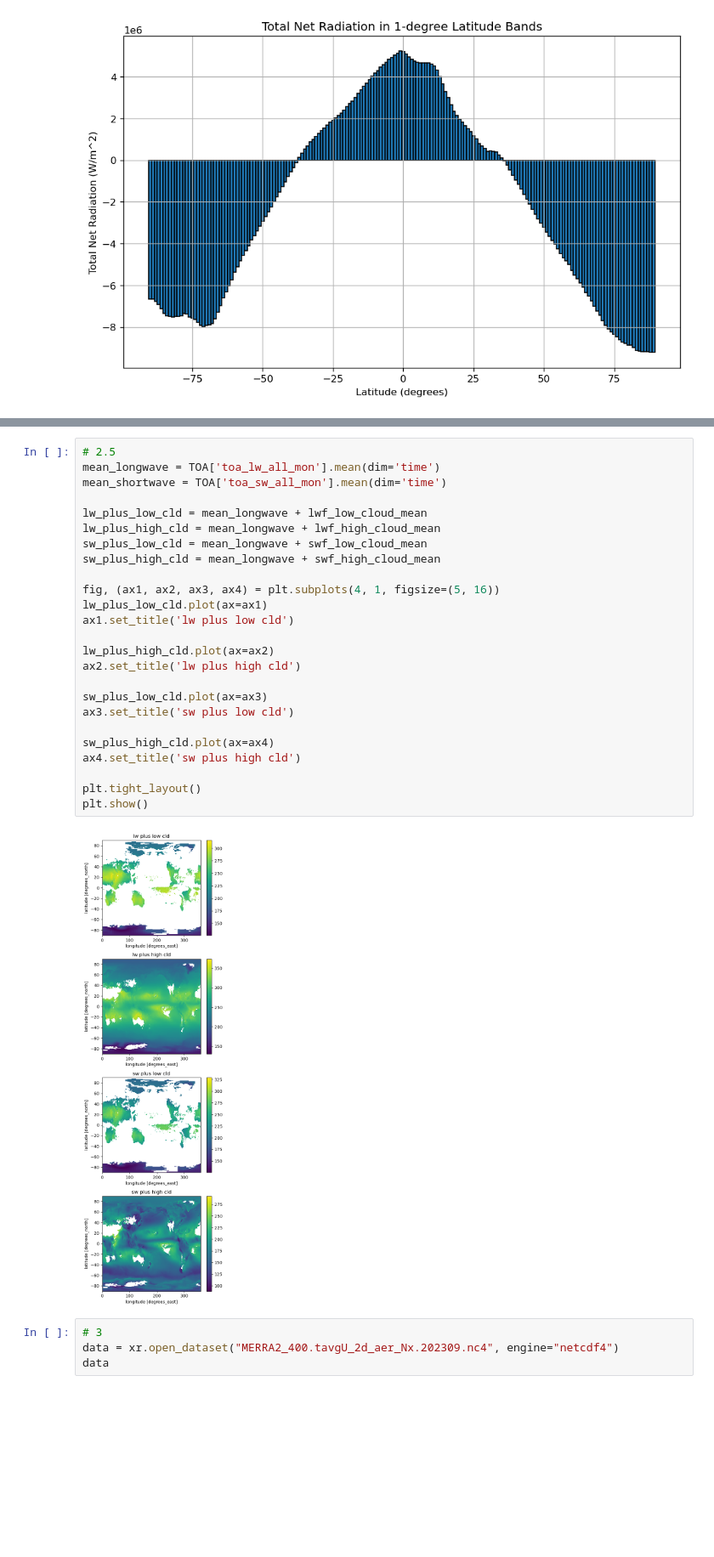
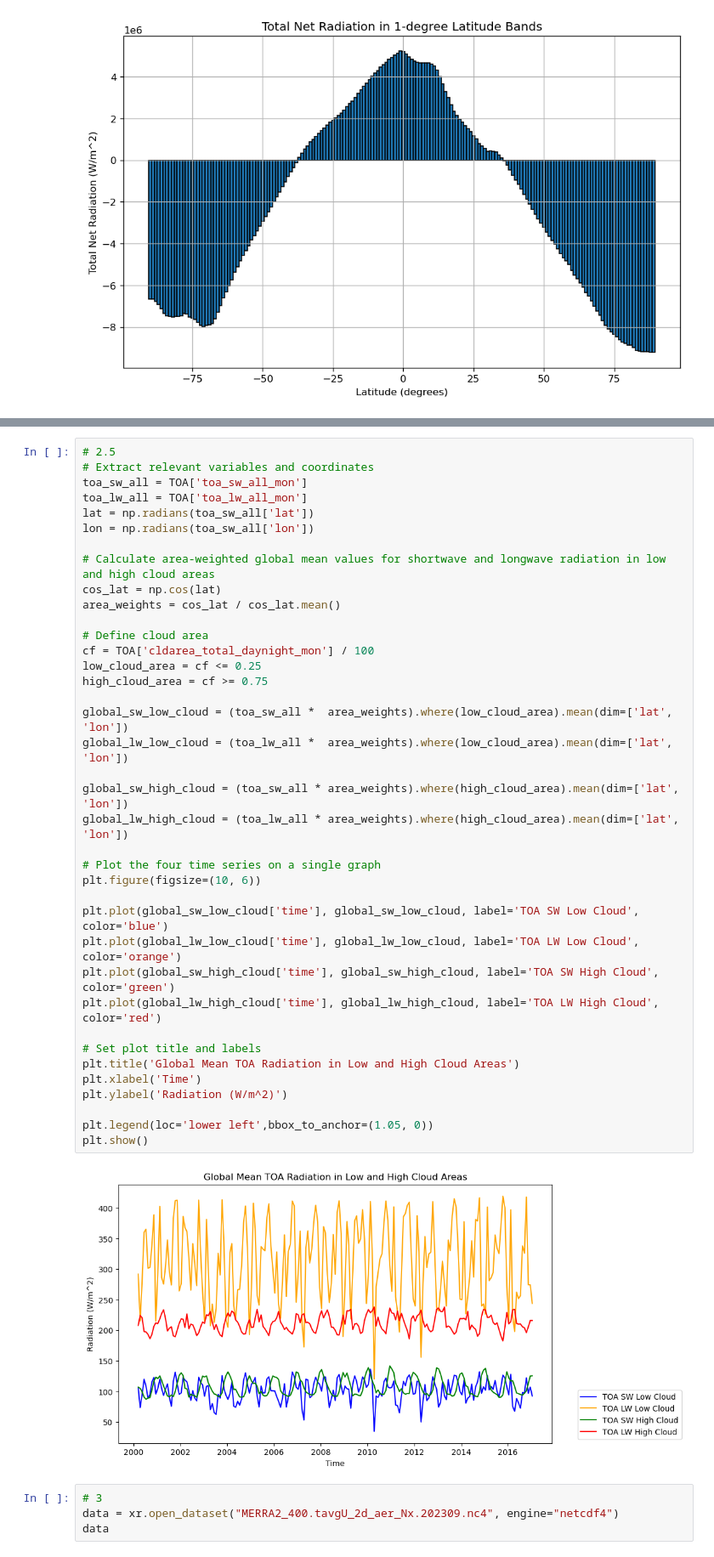
Before and after one commit to lsq-647/ESE5023_Assignments_12332320, a Jupyter notebook: PS3.ipynb, the cells around one changed output, grey strips where cells are left out. Shown at 85% size. Saved outputs shown, nothing was run; the diff lists cells and outputs as text; blank space fills up the shorter version.

```diff
--- a/PS3.ipynb
+++ b/PS3.ipynb
@@ -277,30 +266,43 @@ plt.show()
-# %%
-# 2.5
-mean_longwave = TOA['toa_lw_all_mon'].mean(dim='time')
-mean_shortwave = TOA['toa_sw_all_mon'].mean(dim='time')
-
-lw_plus_low_cld = mean_longwave + lwf_low_cloud_mean
-lw_plus_high_cld = mean_longwave + lwf_high_cloud_mean
-sw_plus_low_cld = mean_longwave + swf_low_cloud_mean
-sw_plus_high_cld = mean_longwave + swf_high_cloud_mean
-
-fig, (ax1, ax2, ax3, ax4) = plt.subplots(4, 1, figsize=(5, 16))
-lw_plus_low_cld.plot(ax=ax1)
-ax1.set_title('lw plus low cld')
-
-lw_plus_high_cld.plot(ax=ax2)
-ax2.set_title('lw plus high cld')
-
-sw_plus_low_cld.plot(ax=ax3)
-ax3.set_title('sw plus low cld')
-
-sw_plus_high_cld.plot(ax=ax4)
-ax4.set_title('sw plus high cld')
-
-plt.tight_layout()
-plt.show()
-# %% [output]
-[figure, removed]
+# %%
+# 2.5
+# Extract relevant variables and coordinates
+toa_sw_all = TOA['toa_sw_all_mon']
+toa_lw_all = TOA['toa_lw_all_mon']
+lat = np.radians(toa_sw_all['lat'])
+lon = np.radians(toa_sw_all['lon'])
+
+# Calculate area-weighted global mean values for shortwave and longwave radiation in low and high cloud areas
+cos_lat = np.cos(lat)
+area_weights = cos_lat / cos_lat.mean()
+
+# Define cloud area
+cf = TOA['cldarea_total_daynight_mon'] / 100
+low_cloud_area = cf <= 0.25
+high_cloud_area = cf >= 0.75
+
+global_sw_low_cloud = (toa_sw_all *  area_weights).where(low_cloud_area).mean(dim=['lat', 'lon'])
+global_lw_low_cloud = (toa_lw_all *  area_weights).where(low_cloud_area).mean(dim=['lat', 'lon'])
+
+global_sw_high_cloud = (toa_sw_all * area_weights).where(high_cloud_area).mean(dim=['lat', 'lon'])
+global_lw_high_cloud = (toa_lw_all * area_weights).where(high_cloud_area).mean(dim=['lat', 'lon'])
+
+# Plot the four time series on a single graph
+plt.figure(figsize=(10, 6))
+
+plt.plot(global_sw_low_cloud['time'], global_sw_low_cloud, label='TOA SW Low Cloud', color='blue')
+plt.plot(global_lw_low_cloud['time'], global_lw_low_cloud, label='TOA LW Low Cloud', color='orange')
+plt.plot(global_sw_high_cloud['time'], global_sw_high_cloud, label='TOA SW High Cloud', color='green')
+plt.plot(global_lw_high_cloud['time'], global_lw_high_cloud, label='TOA LW High Cloud', color='red')
+
+# Set plot title and labels
+plt.title('Global Mean TOA Radiation in Low and High Cloud Areas')
+plt.xlabel('Time')
+plt.ylabel('Radiation (W/m^2)')
+
+plt.legend(loc='lower left',bbox_to_anchor=(1.05, 0))
+plt.show()
+# %% [output]
+[figure, added]
 # %%
 # 3
 data = xr.open_dataset("MERRA2_400.tavgU_2d_aer_Nx.202309.nc4", engine="netcdf4")
```
Also changed, not shown: parts of 3 cells of this notebook.
